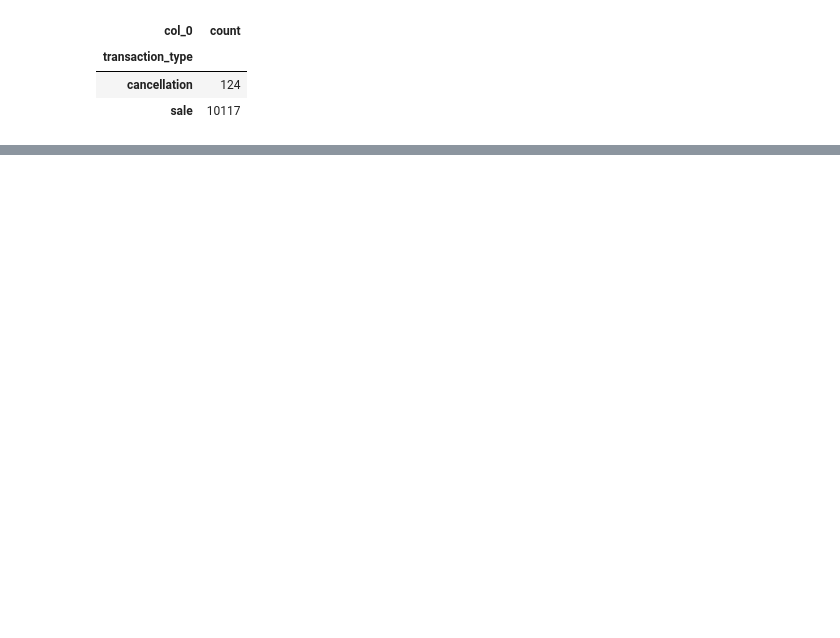
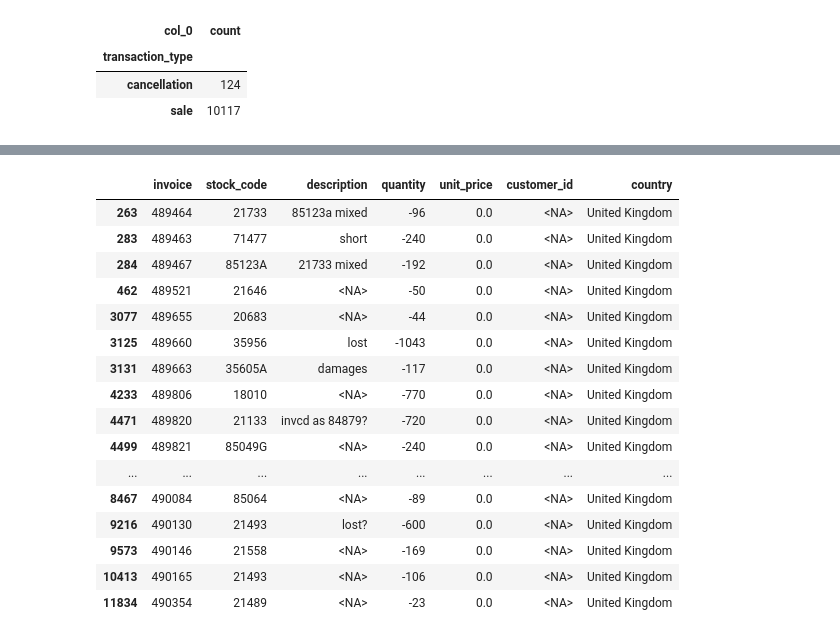
Before and after one commit to AnundaTheScientist/E-Commerce-Data-Cleaning-Reporting-Automation, a Jupyter notebook: notebooks/04_data_cleaning.ipynb, the cells around one changed output, grey strips where cells are left out. Saved outputs shown, nothing was run; the diff lists cells and outputs as text; code cells hidden in the pictures; blank space fills up the shorter version.

```diff
--- a/notebooks/04_data_cleaning.ipynb
+++ b/notebooks/04_data_cleaning.ipynb
@@ -1376,0 +1501,25 @@ pd.crosstab(
+# %%
+#Validate returns
+
+return_check = df_clean[
+    df_clean["transaction_type"] == "return"
+].copy()
+
+return_check["invoice_prefix"] = (
+    return_check["invoice"]
+    .str.upper()
+    .str.extract(r"^([A-Z]+)", expand=False)
+    .fillna("")
+)
+
+print("Return rows:", len(return_check))
+
+print("\nInvoice prefixes:")
+print(return_check["invoice_prefix"].value_counts(dropna=False))
+
+print("\nQuantity sign:")
+print(
+    return_check["quantity"]
+    .apply(lambda x: "negative" if x < 0 else "zero" if x == 0 else "positive")
+    .value_counts()
+)
@@ -1376,0 +1538,30 @@ pd.crosstab(
+# %%
+return_check[
+    [
+        "invoice",
+        "stock_code",
+        "description",
+        "quantity",
+        "unit_price",
+        "customer_id",
+        "country"
+    ]
+].head(20)
+# %% [output]
+|  | invoice | stock_code | description | quantity | unit_price | customer_id | country |
+| 263 | 489464 | 21733 | 85123a mixed | -96 | 0.0 | <NA> | United Kingdom |
+| 283 | 489463 | 71477 | short | -240 | 0.0 | <NA> | United Kingdom |
+| 284 | 489467 | 85123A | 21733 mixed | -192 | 0.0 | <NA> | United Kingdom |
+| 462 | 489521 | 21646 | <NA> | -50 | 0.0 | <NA> | United Kingdom |
+| 3077 | 489655 | 20683 | <NA> | -44 | 0.0 | <NA> | United Kingdom |
+| 3125 | 489660 | 35956 | lost | -1043 | 0.0 | <NA> | United Kingdom |
+| 3131 | 489663 | 35605A | damages | -117 | 0.0 | <NA> | United Kingdom |
+| 4233 | 489806 | 18010 | <NA> | -770 | 0.0 | <NA> | United Kingdom |
+| 4471 | 489820 | 21133 | invcd as 84879? | -720 | 0.0 | <NA> | United Kingdom |
+| 4499 | 489821 | 85049G | <NA> | -240 | 0.0 | <NA> | United Kingdom |
+| ... | ... | ... | ... | ... | ... | ... | ... |
+| 8467 | 490084 | 85064 | <NA> | -89 | 0.0 | <NA> | United Kingdom |
+| 9216 | 490130 | 21493 | lost? | -600 | 0.0 | <NA> | United Kingdom |
+| 9573 | 490146 | 21558 | <NA> | -169 | 0.0 | <NA> | United Kingdom |
+| 10413 | 490165 | 21493 | <NA> | -106 | 0.0 | <NA> | United Kingdom |
+| 11834 | 490354 | 21489 | <NA> | -23 | 0.0 | <NA> | United Kingdom |
```
Also changed, not shown: parts of 16 cells of this notebook.
